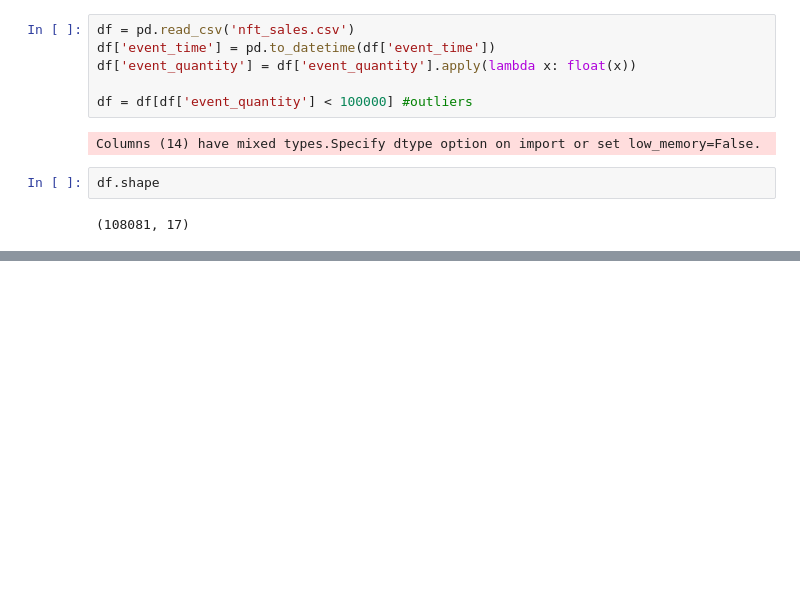
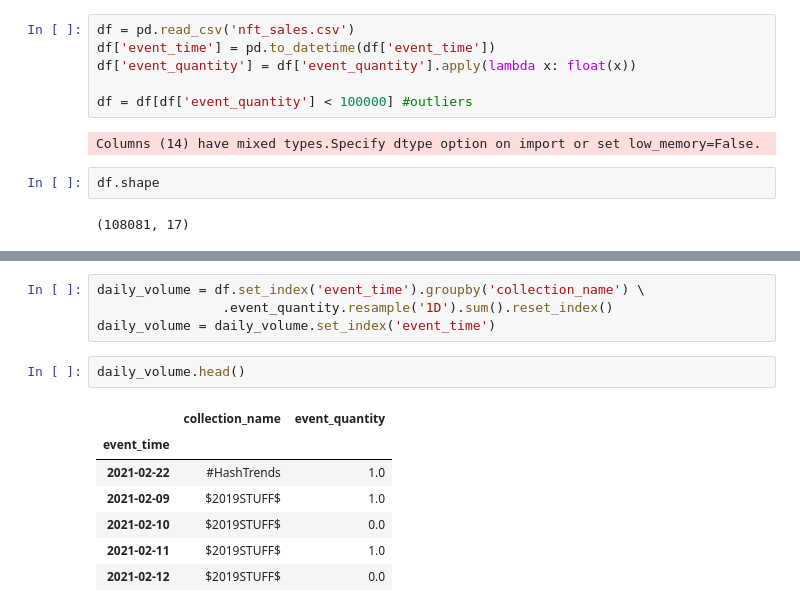
Before and after one commit to Checco9811/opensea-api-nft-sales, a Jupyter notebook: eda.ipynb, the cells around one changed output, grey strips where cells are left out. Saved outputs shown, nothing was run; the diff lists cells and outputs as text; blank space fills up the shorter version.

```diff
--- a/eda.ipynb
+++ b/eda.ipynb
@@ -26,3 +26,17 @@ df.head()
 | 2 | 2 | rarible | Rarible | https://opensea.io/collection/rar... | 16911700 | Meditation | Meditation by Diana.\n\nMinted on... | ... |
 | 3 | 3 | rarible | Rarible | https://opensea.io/collection/rar... | 16986936 | I´m OG | This is one of the first NFTs in ... | ... |
 | 4 | 4 | chainguardians | ChainGuardians | https://opensea.io/collection/cha... | 13382164 | Celia B100 #105 | One of the original androids crea... | ... |
+# %%
+daily_volume = df.set_index('event_time').groupby('collection_name') \
+                .event_quantity.resample('1D').sum().reset_index()
+daily_volume = daily_volume.set_index('event_time')
+# %%
+daily_volume.head()
+# %% [output]
+|  | collection_name | event_quantity |
+| event_time |  |  |
+| 2021-02-22 | #HashTrends | 1.0 |
+| 2021-02-09 | $2019STUFF$ | 1.0 |
+| 2021-02-10 | $2019STUFF$ | 0.0 |
+| 2021-02-11 | $2019STUFF$ | 1.0 |
+| 2021-02-12 | $2019STUFF$ | 0.0 |
```
Also changed, not shown: parts of 10 cells of this notebook.
